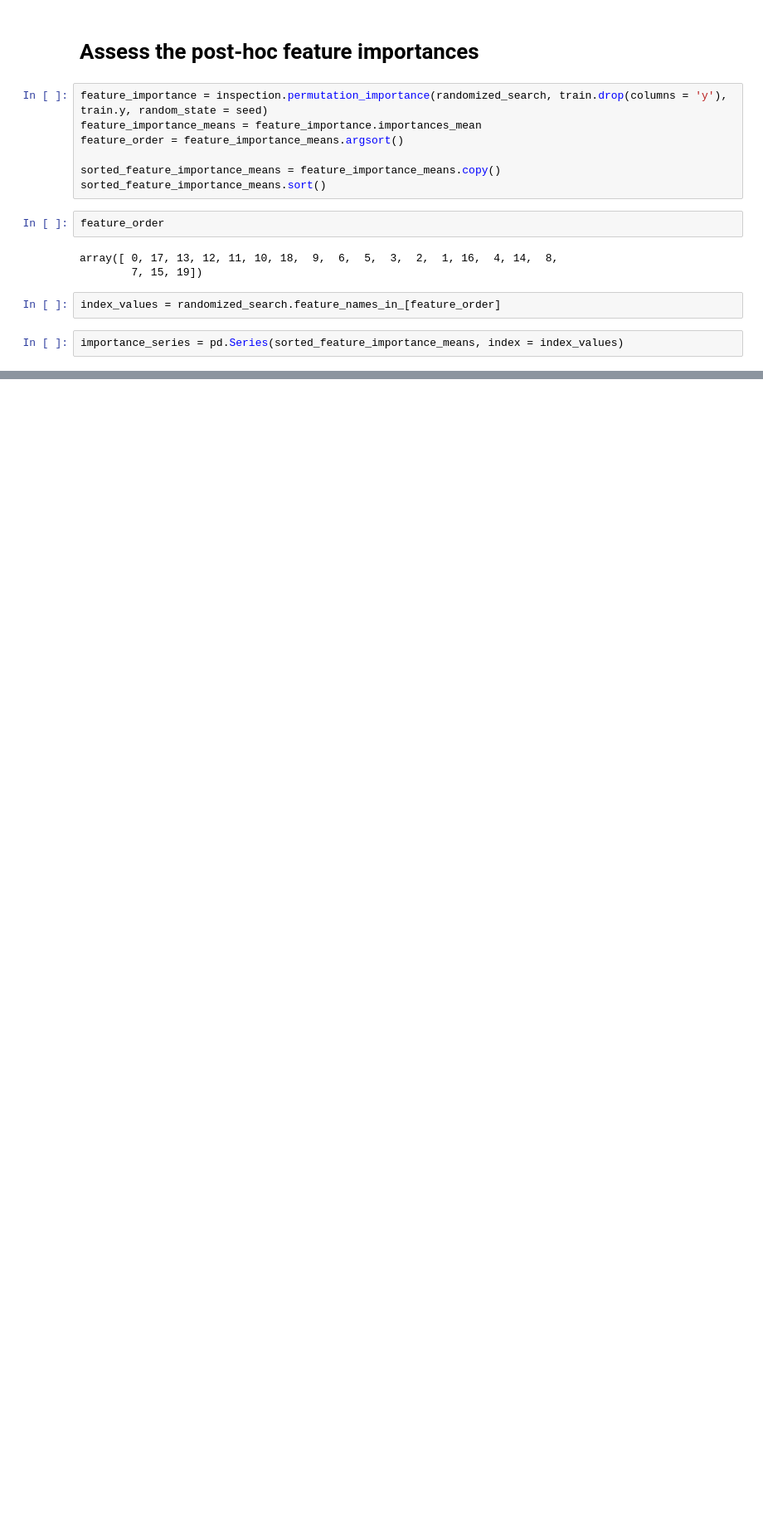
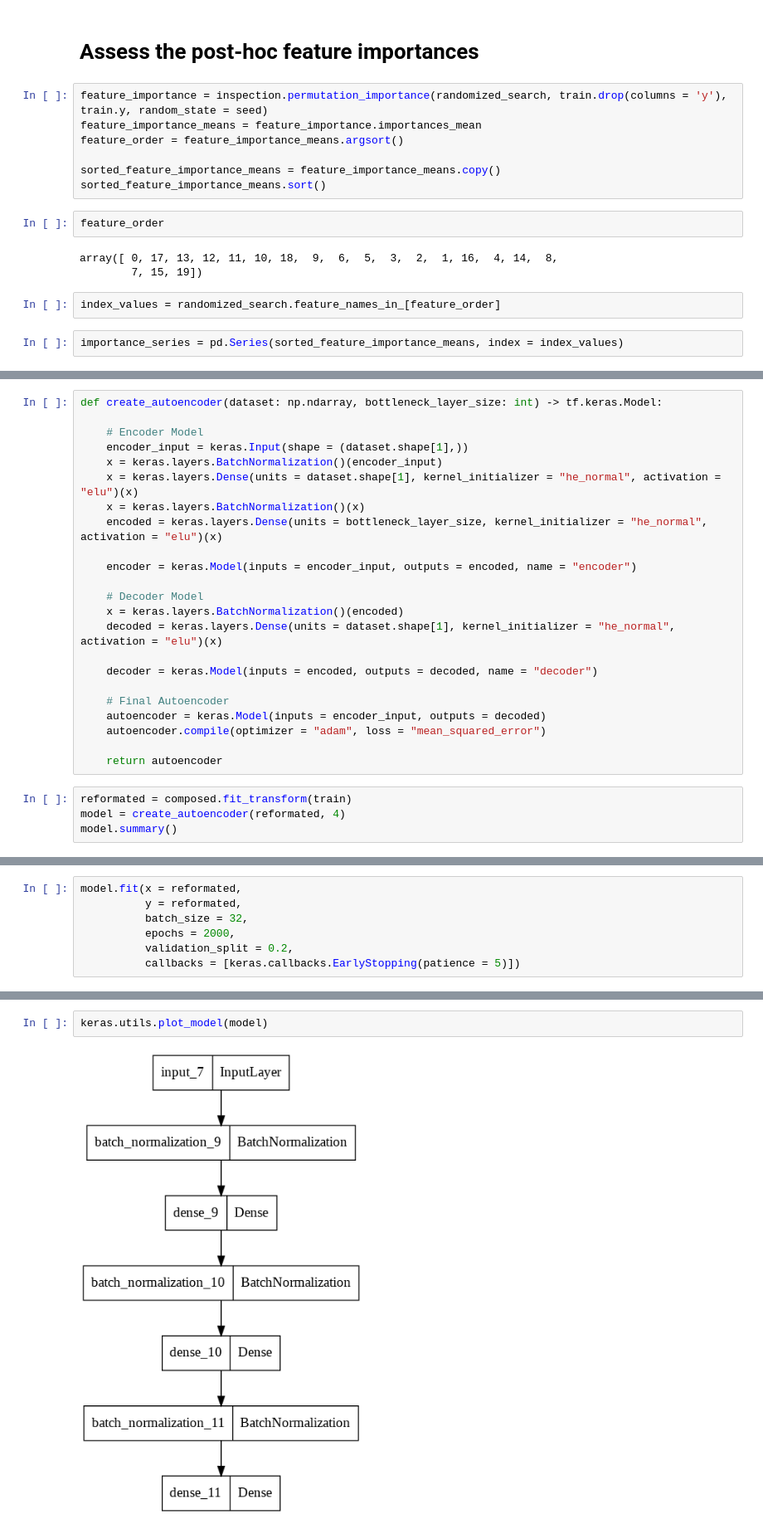
Before and after one commit to andrewharris3/bank_marketing_sample, a Jupyter notebook: Bank_Marketing.ipynb, the cells around one changed output, grey strips where cells are left out. Shown: that part at 83% size. Saved outputs shown, nothing was run; the diff lists cells and outputs as text; blank space fills up the shorter version.

Commit message:
Updated with autoencoder for outlier detection.

```diff
--- a/Bank_Marketing.ipynb
+++ b/Bank_Marketing.ipynb
@@ -508,0 +516,27 @@ importance_series.plot.barh()
+# %%
+def create_autoencoder(dataset: np.ndarray, bottleneck_layer_size: int) -> tf.keras.Model:
+
+    # Encoder Model
+    encoder_input = keras.Input(shape = (dataset.shape[1],))
+    x = keras.layers.BatchNormalization()(encoder_input)
+    x = keras.layers.Dense(units = dataset.shape[1], kernel_initializer = "he_normal", activation = "elu")(x)
+    x = keras.layers.BatchNormalization()(x)
+    encoded = keras.layers.Dense(units = bottleneck_layer_size, kernel_initializer = "he_normal", activation = "elu")(x)
+
+    encoder = keras.Model(inputs = encoder_input, outputs = encoded, name = "encoder")
+
+    # Decoder Model
+    x = keras.layers.BatchNormalization()(encoded)
+    decoded = keras.layers.Dense(units = dataset.shape[1], kernel_initializer = "he_normal", activation = "elu")(x)
+
+    decoder = keras.Model(inputs = encoded, outputs = decoded, name = "decoder")
+
+    # Final Autoencoder
+    autoencoder = keras.Model(inputs = encoder_input, outputs = decoded)
+    autoencoder.compile(optimizer = "adam", loss = "mean_squared_error")
+
+    return autoencoder
+# %%
+reformated = composed.fit_transform(train)
+model = create_autoencoder(reformated, 4)
+model.summary()
@@ -508,0 +563,7 @@ importance_series.plot.barh()
+# %%
+model.fit(x = reformated,
+          y = reformated,
+          batch_size = 32,
+          epochs = 2000,
+          validation_split = 0.2,
+          callbacks = [keras.callbacks.EarlyStopping(patience = 5)])
@@ -508,0 +589,4 @@ importance_series.plot.barh()
+# %%
+keras.utils.plot_model(model)
+# %% [output]
+[figure, added]
```
Also changed, not shown: parts of 13 cells of this notebook.
